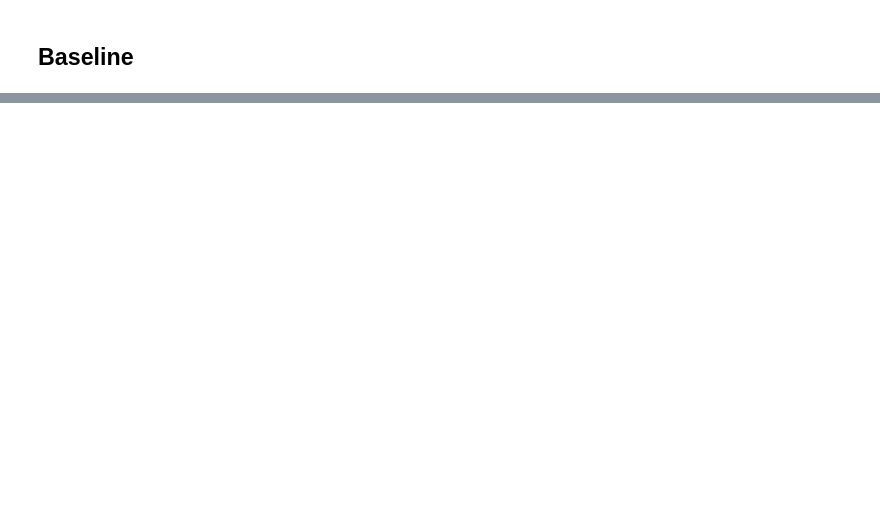
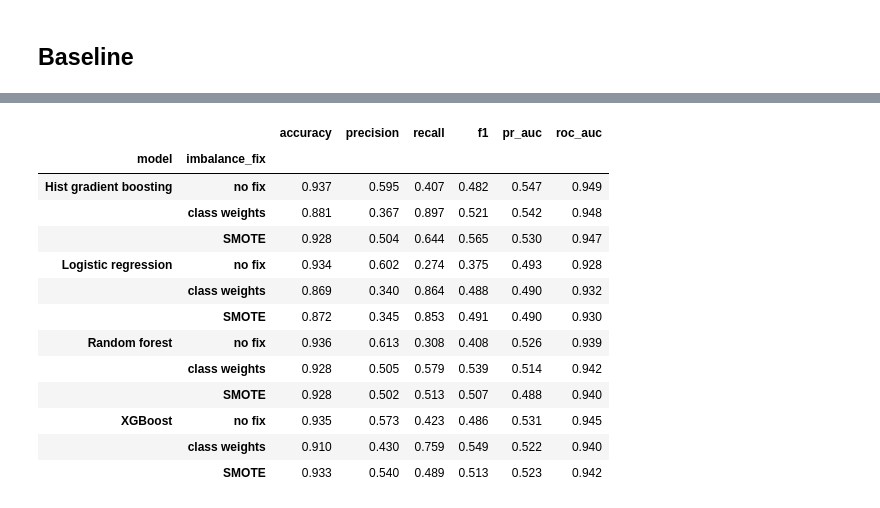
Before and after one commit to roshanbytes/term-deposit-subscription-prediction, a Jupyter notebook: notebooks/modeling/01_model_development.ipynb, the cells around one changed output, grey strips where cells are left out. Drawn from its saved outputs; the diff is of its cells as text; code cells hidden in the pictures; blank space fills up the shorter version.

```diff
--- a/notebooks/modeling/01_model_development.ipynb
+++ b/notebooks/modeling/01_model_development.ipynb
@@ -62,0 +165,11 @@ Always predicting "no" scores 92.8% accuracy, above the 81% target, and finds ze
+# %%
+cv_results = {}
+for class_weighted in [False, True]:
+    imbalance_fix = "class weights" if class_weighted else "no fix"
+    for name, model in build_models(y_train, class_weighted=class_weighted).items():
+        pipeline = build_pipeline(model, categorical_cols, numeric_cols)
+        cv_results[name, imbalance_fix] = cv_summary(pipeline, X_train, y_train, cv)
+
+cv_table = pd.DataFrame.from_dict(cv_results, orient="index")
+cv_table.index.names = ["model", "imbalance_fix"]
+cv_table.sort_index(level="model", sort_remaining=False).round(3)
@@ -100,0 +202,23 @@ dtype: float64
+# %%
+for name, model in build_models(y_train, class_weighted=False).items():
+    pipeline = build_pipeline(model, categorical_cols, numeric_cols, smote=True)
+    cv_results[name, "SMOTE"] = cv_summary(pipeline, X_train, y_train, cv)
+
+cv_table = pd.DataFrame.from_dict(cv_results, orient="index")
+cv_table.index.names = ["model", "imbalance_fix"]
+cv_table.sort_index(level="model", sort_remaining=False).round(3)
+# %% [output]
+|  |  | accuracy | precision | recall | f1 | pr_auc | roc_auc |
+| model | imbalance_fix |  |  |  |  |  |  |
+| Hist gradient boosting | no fix | 0.937 | 0.595 | 0.407 | 0.482 | 0.547 | 0.949 |
+|  | class weights | 0.881 | 0.367 | 0.897 | 0.521 | 0.542 | 0.948 |
+|  | SMOTE | 0.928 | 0.504 | 0.644 | 0.565 | 0.530 | 0.947 |
+| Logistic regression | no fix | 0.934 | 0.602 | 0.274 | 0.375 | 0.493 | 0.928 |
+|  | class weights | 0.869 | 0.340 | 0.864 | 0.488 | 0.490 | 0.932 |
+|  | SMOTE | 0.872 | 0.345 | 0.853 | 0.491 | 0.490 | 0.930 |
+| Random forest | no fix | 0.936 | 0.613 | 0.308 | 0.408 | 0.526 | 0.939 |
+|  | class weights | 0.928 | 0.505 | 0.579 | 0.539 | 0.514 | 0.942 |
+|  | SMOTE | 0.928 | 0.502 | 0.513 | 0.507 | 0.488 | 0.940 |
+| XGBoost | no fix | 0.935 | 0.573 | 0.423 | 0.486 | 0.531 | 0.945 |
+|  | class weights | 0.910 | 0.430 | 0.759 | 0.549 | 0.522 | 0.940 |
+|  | SMOTE | 0.933 | 0.540 | 0.489 | 0.513 | 0.523 | 0.942 |
```
Also changed, not shown: parts of 60 cells of this notebook, 3 other files.
